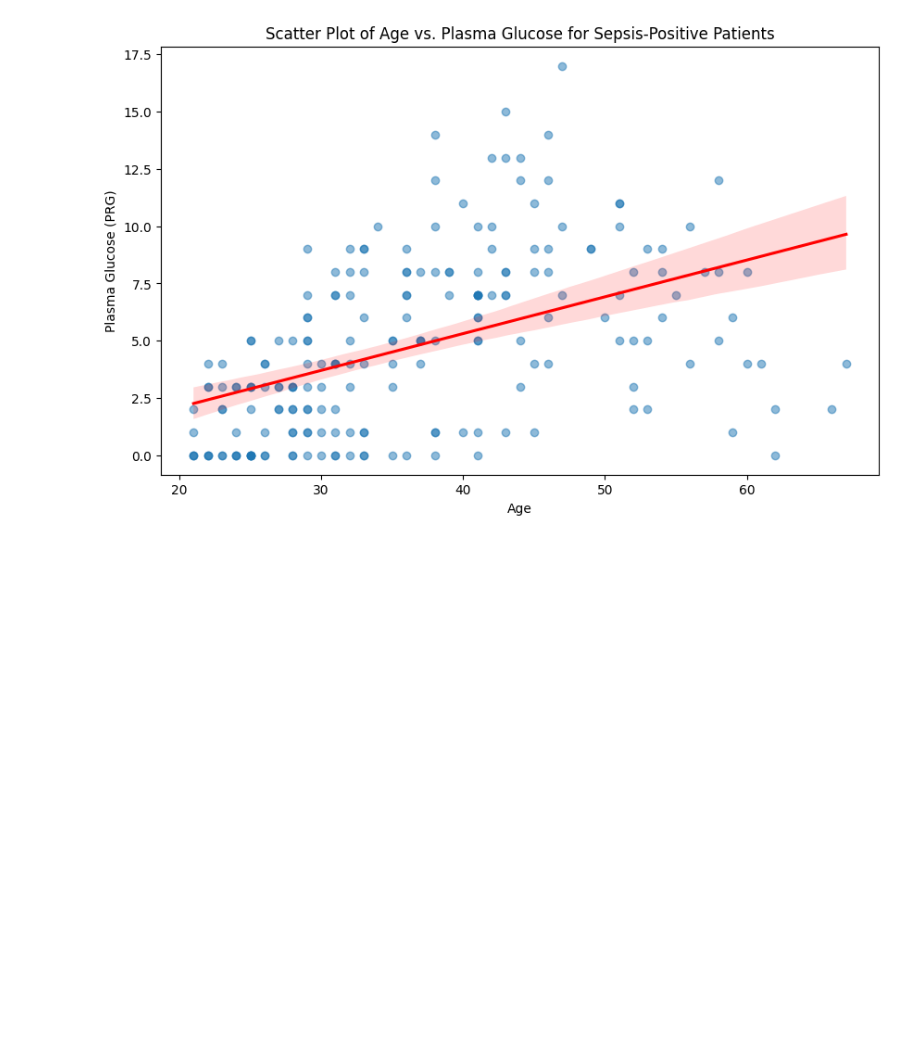
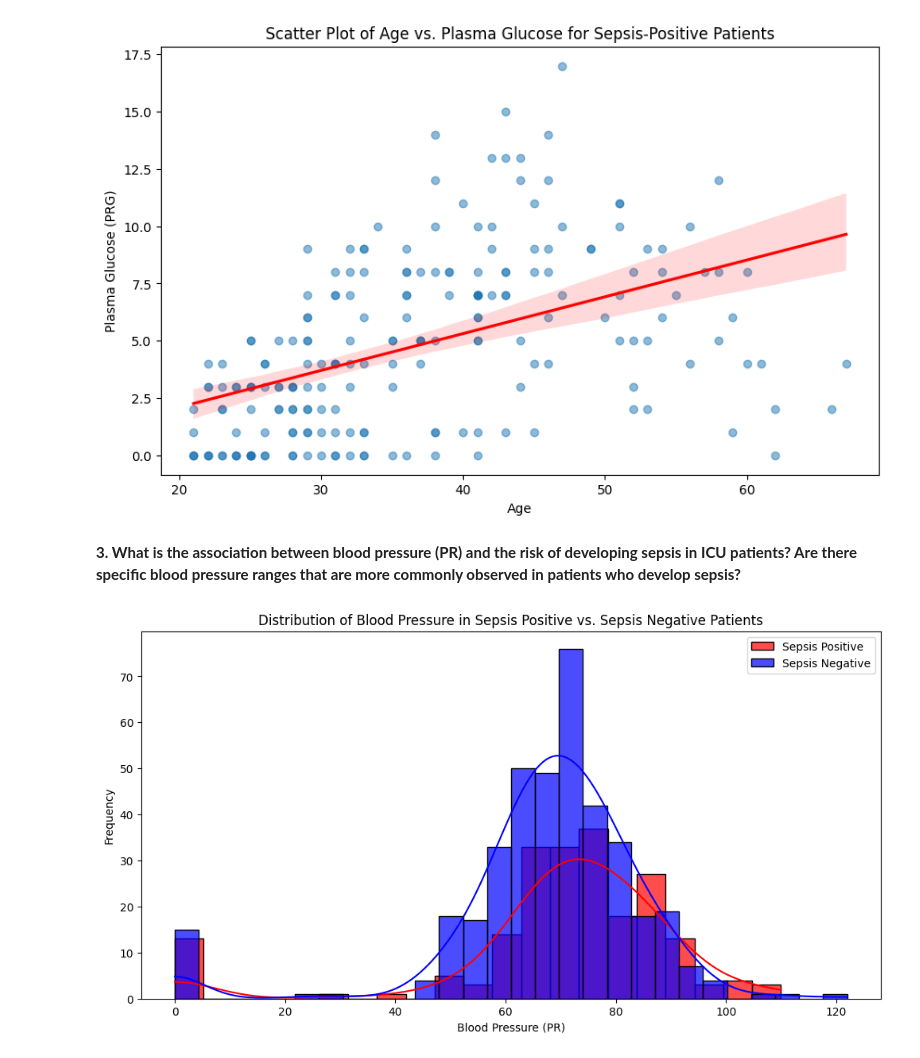
Before and after one commit to MarthaK-Coder/Azubi-Africa-P6-Machine-Learning-API-using-FastAPI, a Jupyter notebook: ML-API notebook.ipynb, the cells around one changed output. Cells and saved outputs as stored; diff of their text form; code cells hidden in the pictures; blank space fills up the shorter version.

```diff
--- a/ML-API notebook.ipynb
+++ b/ML-API notebook.ipynb
@@ -243,3 +249,27 @@ plt.ylabel('Plasma Glucose (PRG)')
 plt.show()
 # %% [output]
 [figure]
+# %% [markdown]
+**3. What is the association between blood pressure (PR) and the risk of developing sepsis in ICU patients? Are there specific blood pressure ranges that are more commonly observed in patients who develop sepsis?**
+# %%
+
+# Filter data for patients with positive and negative sepsis test results
+sepsis_positive_data = train[train['Sepssis'] == 'Positive']
+sepsis_negative_data = train[train['Sepssis'] == 'Negative']
+
+#visualizing
+plt.figure(figsize=(12, 6))
+
+# Distribution plot for sepsis-positive group
+sns.histplot(sepsis_positive_data['PR'], kde=True, color='red', label='Sepsis Positive', alpha=0.7)
+
+# Distribution plot for sepsis-negative group
+sns.histplot(sepsis_negative_data['PR'], kde=True, color='blue', label='Sepsis Negative', alpha=0.7)
+
+plt.title('Distribution of Blood Pressure in Sepsis Positive vs. Sepsis Negative Patients')
+plt.xlabel('Blood Pressure (PR)')
+plt.ylabel('Frequency')
+plt.legend()
+plt.show()
+# %% [output]
+[figure, added]
```
Also changed, not shown: parts of 41 cells of this notebook.
